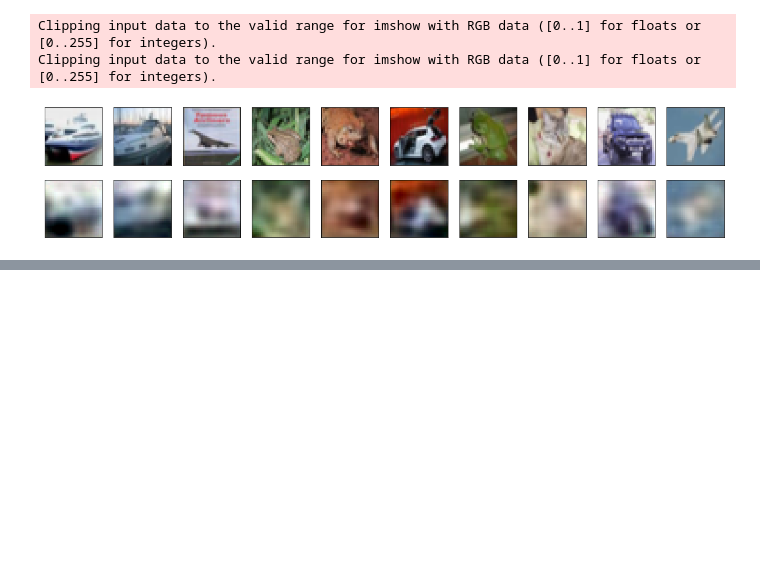
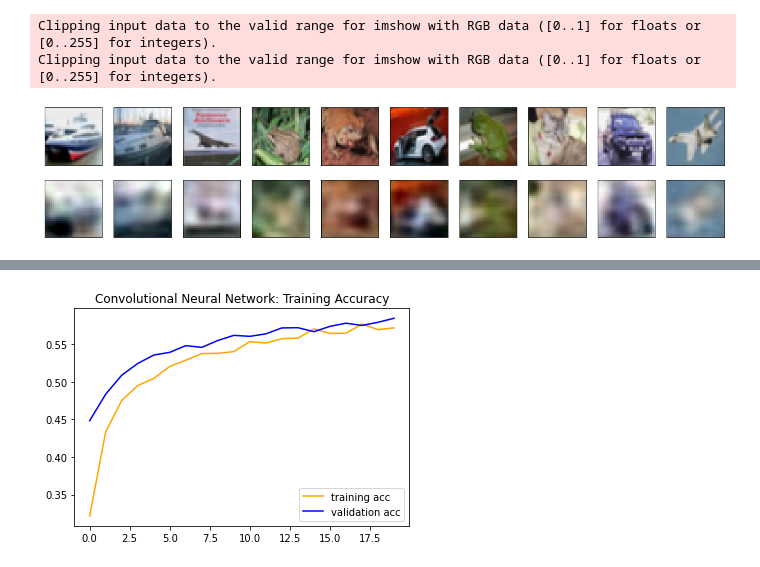
Before and after one commit to yyyyyokoko/NeuralNets590, a Jupyter notebook: homework/hw3_ll1038.ipynb, the cells around one changed output, grey strips where cells are left out. Drawn from its saved outputs; the diff is of its cells as text; code cells hidden in the pictures; blank space fills up the shorter version.

```diff
--- a/homework/hw3_ll1038.ipynb
+++ b/homework/hw3_ll1038.ipynb
@@ -152,0 +292,16 @@ Clipping input data to the valid range for imshow with RGB data ([0..1] for floa
+# %%
+from keras.applications import VGG16
+
+baseModel = VGG16(weights="imagenet", include_top=False, input_shape=(32,32,3), classifier_activation="sigmoid")
+
+for layer in baseModel.layers:
+    layer.trainable = False
+
+model = Sequential()
+model.add(baseModel)
+model.add(Flatten())
+model.add(tfkl.Dense(64, activation='relu'))
+model.add(tfkl.Dropout(0.25))
+model.add(Dense(10,activation="softmax"))
+
+model.summary()
@@ -152,0 +327,10 @@ Clipping input data to the valid range for imshow with RGB data ([0..1] for floa
+# %%
+model.compile(optimizer='rmsprop',
+              loss='categorical_crossentropy',
+              metrics=['accuracy'])
+
+results =model.fit(x_train,
+                      ytrain_label,
+                      steps_per_epoch=100,
+                      epochs=20,batch_size=128,
+                      validation_data=(x_test,ytest_label))
@@ -152,0 +367,13 @@ Clipping input data to the valid range for imshow with RGB data ([0..1] for floa
+# %%
+history = pd.DataFrame.from_dict(results.history)
+
+acc = history['accuracy']
+val_acc = history['val_accuracy']
+epochs = range(len(acc))
+plt.plot(epochs, acc, '-', color='orange', label='training acc')
+plt.plot(epochs, val_acc, '-', color='blue', label='validation acc')
+plt.title('Convolutional Neural Network: Training Accuracy')
+plt.legend()
+plt.show()
+# %% [output]
+[figure, added]
```
Also changed, not shown: parts of 35 cells of this notebook.
